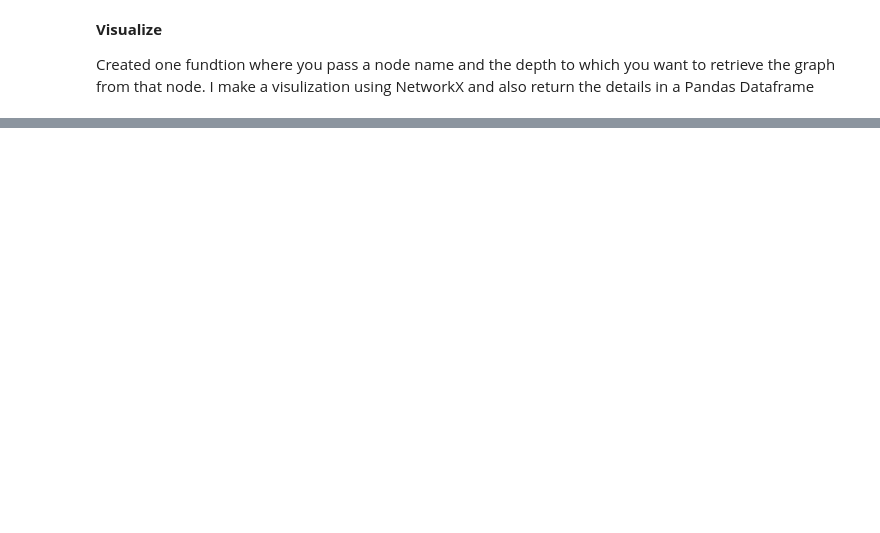
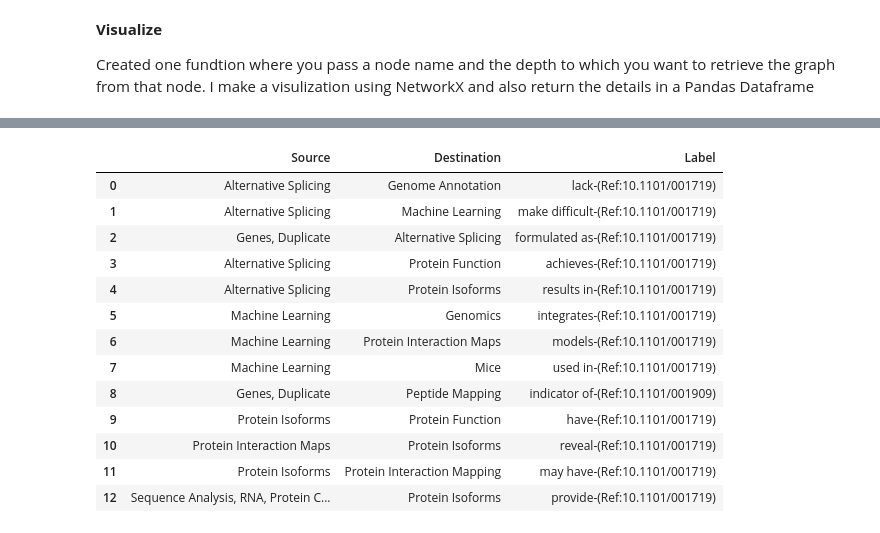
Before and after one commit to vvr-rao/Knowledge-Graph-for-Biomedical-Data, a Jupyter notebook: KG_Scientific_Text.ipynb, the cells around one changed output, grey strips where cells are left out. Drawn from its saved outputs; the diff is of its cells as text; code cells hidden in the pictures; blank space fills up the shorter version.

```diff
--- a/KG_Scientific_Text.ipynb
+++ b/KG_Scientific_Text.ipynb
@@ -543,0 +558,17 @@ Edges:
+# %%
+d2
+# %% [output]
+|  | Source | Destination | Label |
+| 0 | Alternative Splicing | Genome Annotation | lack-(Ref:10.1101/001719) |
+| 1 | Alternative Splicing | Machine Learning | make difficult-(Ref:10.1101/001719) |
+| 2 | Genes, Duplicate | Alternative Splicing | formulated as-(Ref:10.1101/001719) |
+| 3 | Alternative Splicing | Protein Function | achieves-(Ref:10.1101/001719) |
+| 4 | Alternative Splicing | Protein Isoforms | results in-(Ref:10.1101/001719) |
+| 5 | Machine Learning | Genomics | integrates-(Ref:10.1101/001719) |
+| 6 | Machine Learning | Protein Interaction Maps | models-(Ref:10.1101/001719) |
+| 7 | Machine Learning | Mice | used in-(Ref:10.1101/001719) |
+| 8 | Genes, Duplicate | Peptide Mapping | indicator of-(Ref:10.1101/001909) |
+| 9 | Protein Isoforms | Protein Function | have-(Ref:10.1101/001719) |
+| 10 | Protein Interaction Maps | Protein Isoforms | reveal-(Ref:10.1101/001719) |
+| 11 | Protein Isoforms | Protein Interaction Mapping | may have-(Ref:10.1101/001719) |
+| 12 | Sequence Analysis, RNA, Protein C... | Protein Isoforms | provide-(Ref:10.1101/001719) |
```
Also changed, not shown: parts of 14 cells of this notebook.
